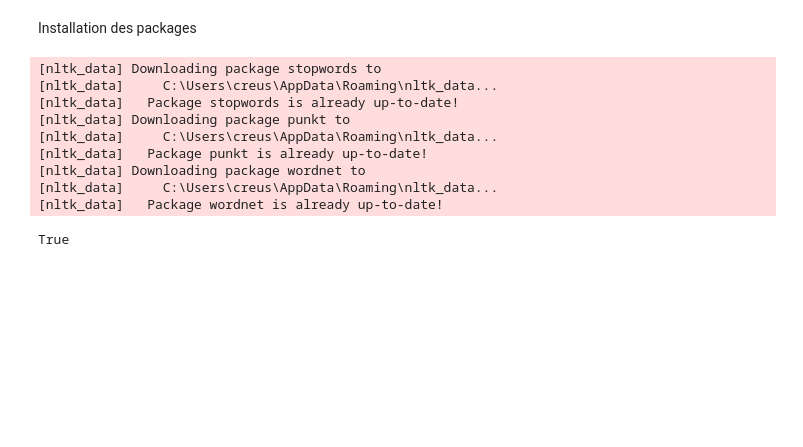
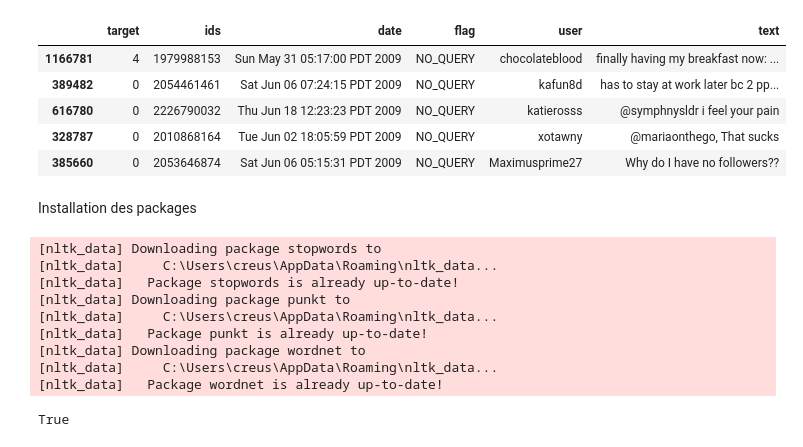
Before and after one commit to tomcre94/Projet7-AI, a Jupyter notebook: Creuse_Tom_2_scripts_notebook_modélisation_122024.ipynb, the cells around one changed output. Cells and saved outputs as stored; diff of their text form; code cells hidden in the pictures; blank space fills up the shorter version.

```diff
--- a/Creuse_Tom_2_scripts_notebook_modélisation_122024.ipynb
+++ b/Creuse_Tom_2_scripts_notebook_modélisation_122024.ipynb
@@ -96,3 +103,31 @@ dtype: int64
+# %%
+import pandas as pd
+from sklearn.model_selection import train_test_split
+
+# Spécifier les types de données des colonnes
+dtype_spec = {
+    "target": 'str',
+    "ids": 'str'
+}
+
+# Charger le fichier CSV dans un DataFrame avec les types de données spécifiés
+df = pd.read_csv('Dataset_Init.csv', dtype=dtype_spec, low_memory=False)
+
+# Convertir la colonne 'target' en type string
+df['target'] = df['target'].astype(str)
+
+# Diviser le DataFrame en 632 000 lignes tout en maintenant l'équilibre de la colonne 'target'
+df_sampled, _ = train_test_split(df, train_size=632000, stratify=df['target'], random_state=42)
+
+# Afficher les premières lignes du DataFrame échantillonné
+display(df_sampled.head())
+# %% [output]
+|  | target | ids | date | flag | user | text |
+| 1166781 | 4 | 1979988153 | Sun May 31 05:17:00 PDT 2009 | NO_QUERY | chocolateblood | finally having my breakfast now: ... |
+| 389482 | 0 | 2054461461 | Sat Jun 06 07:24:15 PDT 2009 | NO_QUERY | kafun8d | has to stay at work later bc 2 pp... |
+| 616780 | 0 | 2226790032 | Thu Jun 18 12:23:23 PDT 2009 | NO_QUERY | katierosss | @symphnysldr i feel your pain |
+| 328787 | 0 | 2010868164 | Tue Jun 02 18:05:59 PDT 2009 | NO_QUERY | xotawny | @mariaonthego, That sucks |
+| 385660 | 0 | 2053646874 | Sat Jun 06 05:15:31 PDT 2009 | NO_QUERY | Maximusprime27 | Why do I have no followers?? |
 # %% [markdown]
 Installation des packages
 # %%
```
Also changed, not shown: parts of 19 cells of this notebook, 4 other files.
